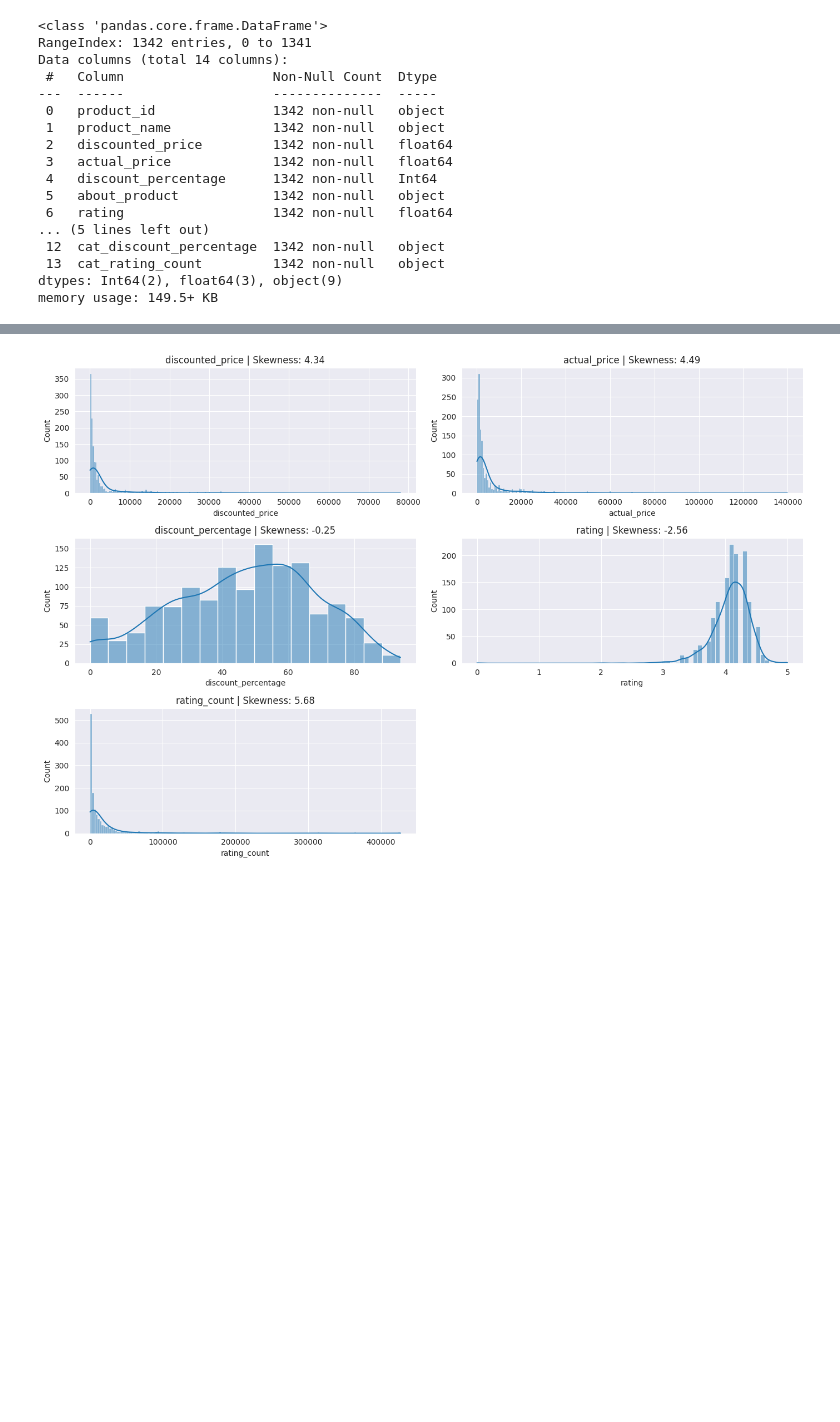
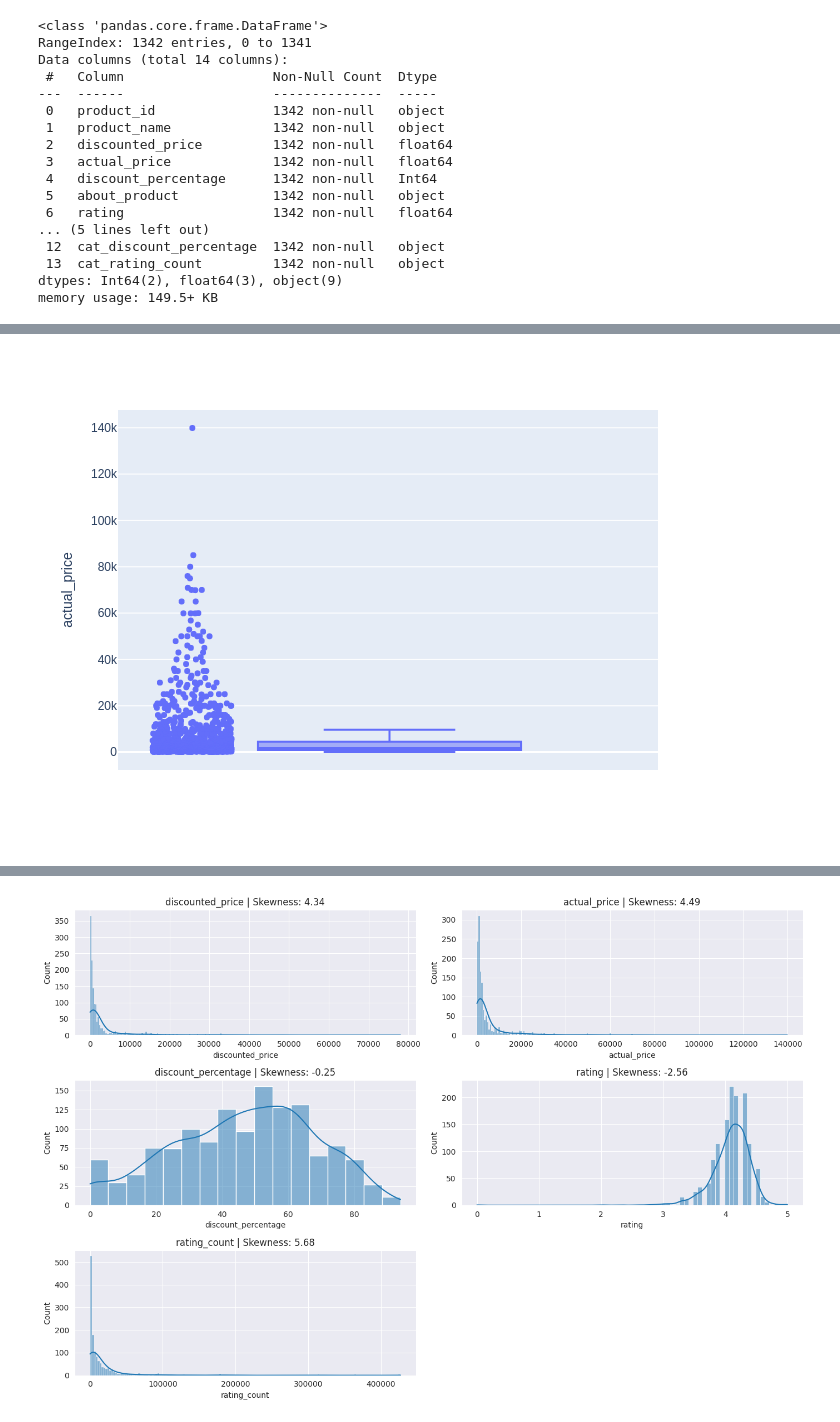
Before and after one commit to juliasalto/proyectodatalab, a Jupyter notebook: EDA_test_hipotesis_datalab.ipynb, the cells around one changed output, grey strips where cells are left out. Cells and saved outputs as stored; diff of their text form; code cells hidden in the pictures; blank space fills up the shorter version.

```diff
--- a/EDA_test_hipotesis_datalab.ipynb
+++ b/EDA_test_hipotesis_datalab.ipynb
@@ -83,4 +103,5 @@ fig.show()
 # %%
 fig = px.box(df, y="actual_price", points="all")
-fig.show()
+fig.write_image("figure4.png", engine="kaleido")
+display(Image("figure4.png"))
 # %% [output]
@@ -88,2 +108,3 @@ fig.show()
+[figure, added]
 # %%
 fig = px.box(df, x= "category_main", y="discount_percentage", points="all")
```
Also changed, not shown: parts of 19 cells of this notebook.
